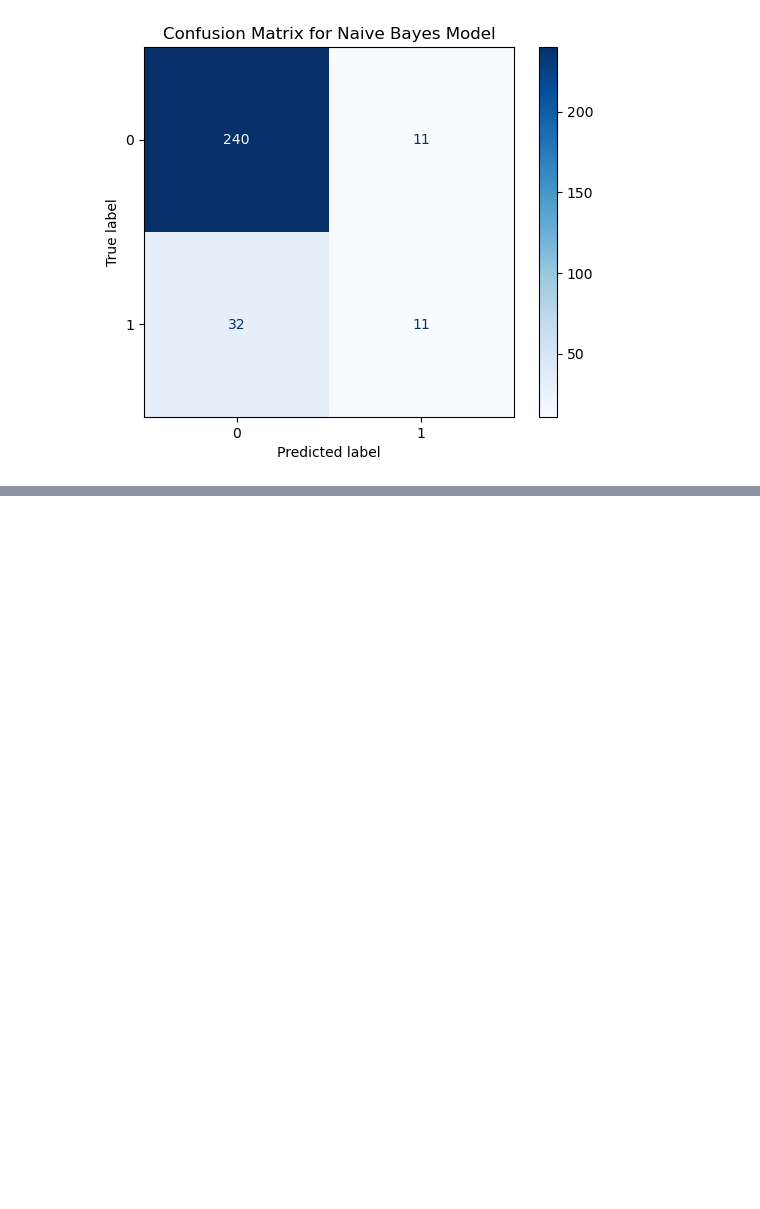
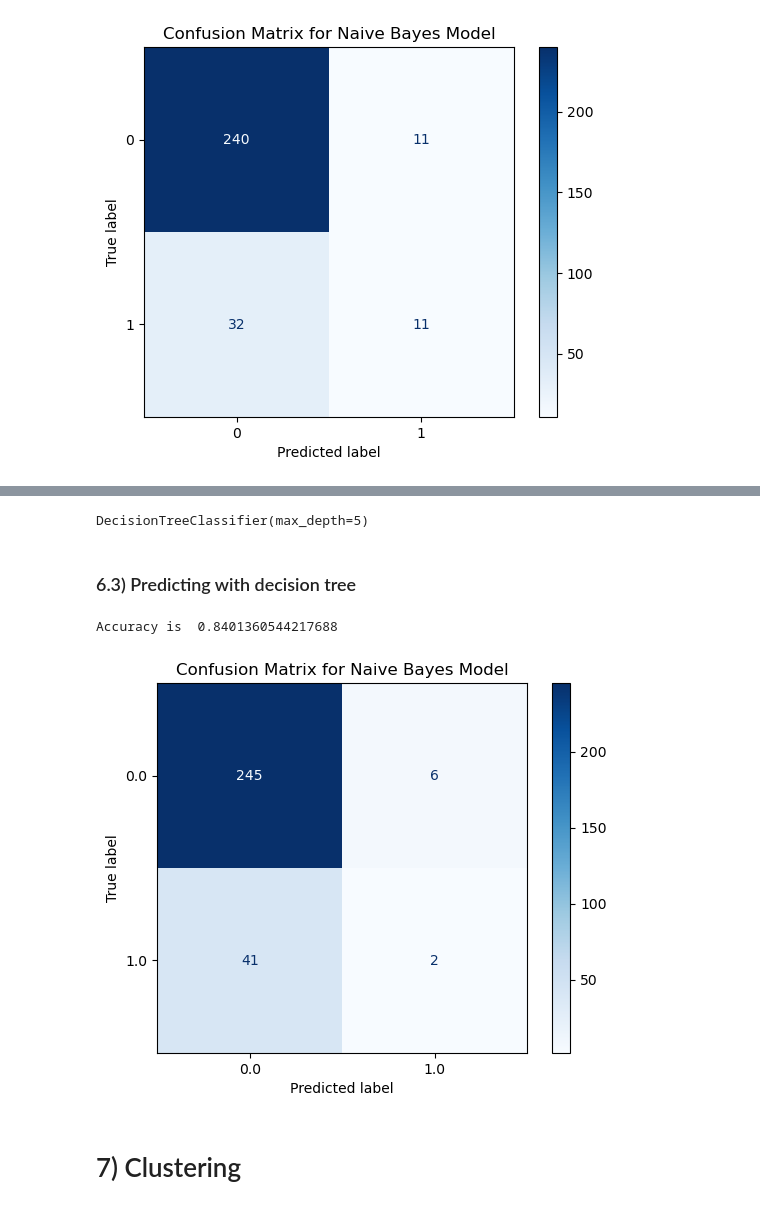
Before and after one commit to TRossen89/BI_MP_Assignments, a Jupyter notebook: MP4_Machine_learning_for_analysis_and_prediction_of_attrition.ipynb, the cells around one changed output, grey strips where cells are left out. Drawn from its saved outputs; the diff is of its cells as text; code cells hidden in the pictures; blank space fills up the shorter version.

```diff
--- a/MP4_Machine_learning_for_analysis_and_prediction_of_attrition.ipynb
+++ b/MP4_Machine_learning_for_analysis_and_prediction_of_attrition.ipynb
@@ -574,0 +591,10 @@ plt.show()
+# %%
+scaler = StandardScaler()
+
+df_enc_no_attr = df_encoded.drop(columns="Attrition_Yes")
+scaled_df_no_attr = pd.DataFrame(scaler.fit_transform(df_enc_no_attr), columns=df_enc_no_attr.columns)
+scaled_df_no_attr.drop(columns=["EmployeeCount", "StandardHours"], inplace=True)
+
+attrition_column = df_encoded["Attrition_Yes"]
+final_df = pd.concat([scaled_df_no_attr, attrition_column.reset_index(drop=True)], axis=1)
+final_df.info()
@@ -574,0 +634,36 @@ plt.show()
+# %%
+# Given that the Attrition_Yes is the 1st column
+array_of_data = final_df.values
+
+X_pca, y_pca = array_of_data[:, :-1], array_of_data[:, -1]
+
+X_train_pca, X_test_pca, y_train_pca, y_test_pca = model_selection.train_test_split(X_pca, y_pca, test_size=0.2, random_state=7)
+
+pca_dec_opt = PCA(n_components=7)
+X_train_pca = pca_dec_opt.fit_transform(X_train_pca)
+X_test_pca = pca_dec_opt.transform(X_test_pca)
+
+params_pca = {'max_depth': 5}
+classifier_pca = DecisionTreeClassifier(**params_pca)
+classifier_pca.fit(X_train_pca, y_train_pca)
+# %% [output]
+DecisionTreeClassifier(max_depth=5)
+# %% [markdown]
+### 6.3) Predicting with decision tree
+# %%
+y_test_pca_pred = classifier_pca.predict(X_test_pca)
+print ("Accuracy is ", accuracy_score(y_test_pca,y_test_pca_pred))
+# %% [output]
+Accuracy is  0.8401360544217688
+# %%
+conf_matrix_pca_dec_tree = confusion_matrix(y_test, y_test_pca_pred)
+
+# Display confusion matrix
+disp = ConfusionMatrixDisplay(confusion_matrix=conf_matrix_pca_dec_tree, display_labels=classifier_pca.classes_)
+disp.plot(cmap=plt.cm.Blues)
+plt.title("Confusion Matrix for Naive Bayes Model")
+plt.show()
+# %% [output]
+[figure, added]
+# %% [markdown]
+# 7) Clustering
```
Also changed, not shown: parts of 49 cells of this notebook.
